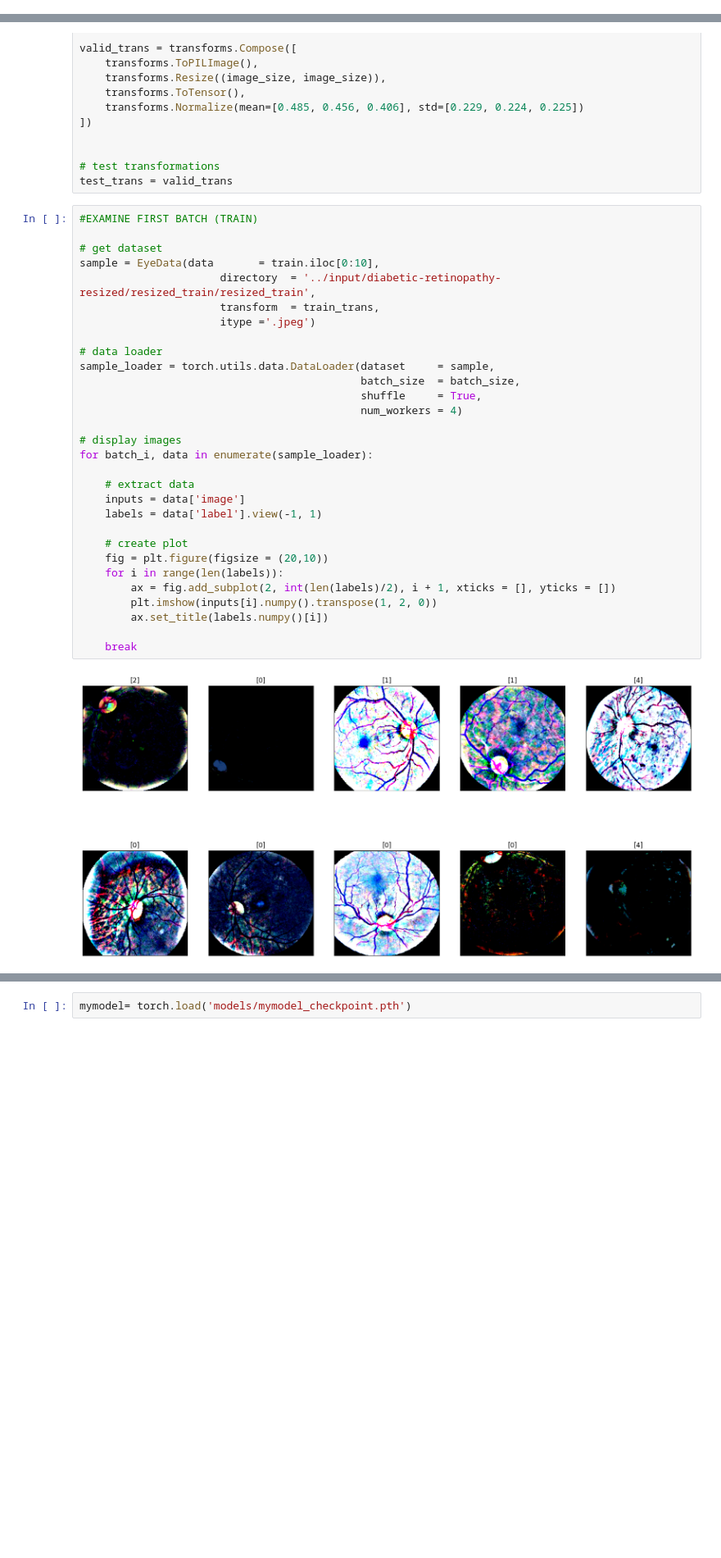
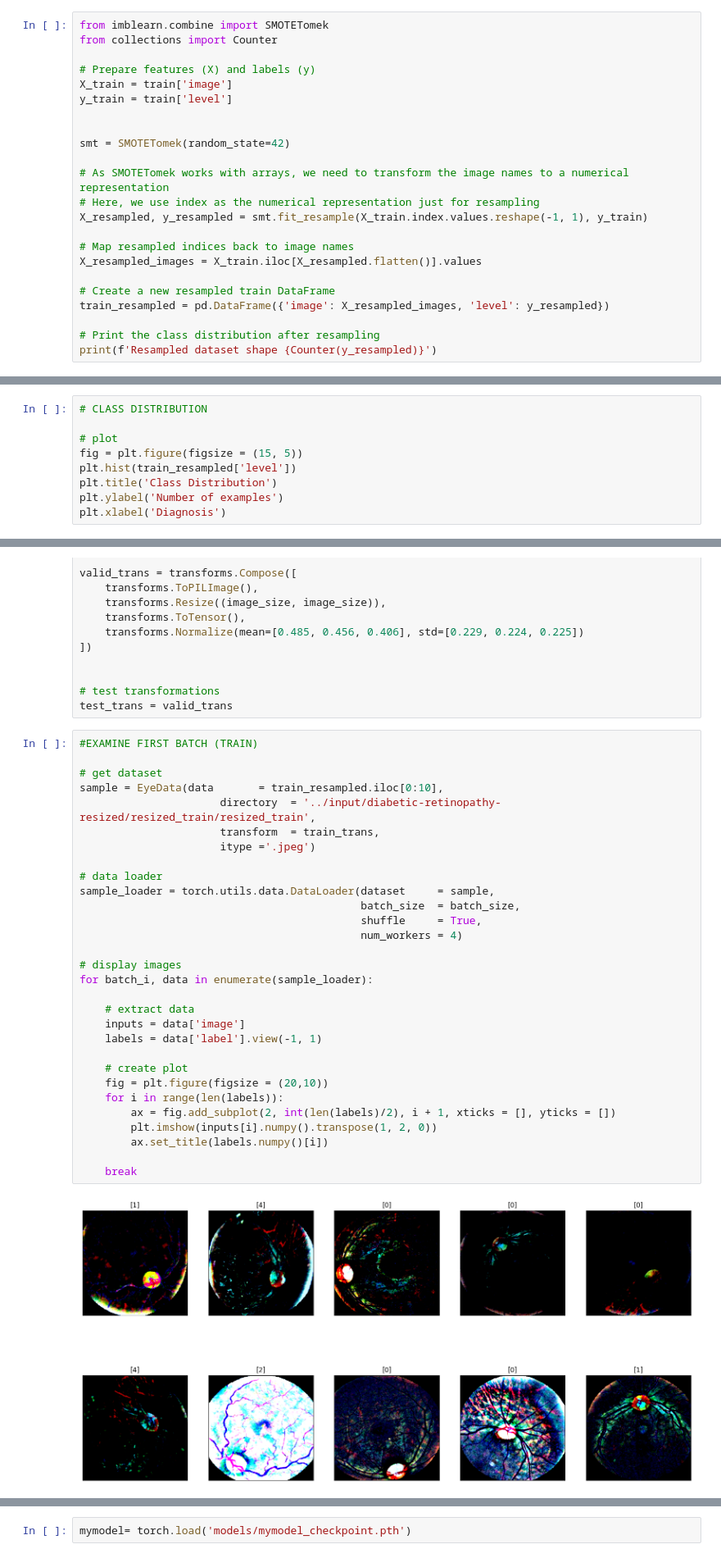
Before and after one commit to SambasBoyyyy/ML-projects, a Jupyter notebook: dr-efficient-b2.ipynb, the cells around one changed output, grey strips where cells are left out. Shown at 82% size. Cells and saved outputs as stored; diff of their text form; blank space fills up the shorter version.

Commit message:
Kaggle Notebook | DR-Efficient B2 | Resampled version

```diff
--- a/dr-efficient-b2.ipynb
+++ b/dr-efficient-b2.ipynb
@@ -252,3 +252,26 @@ plt.xlabel('Diagnosis')
 # %% [output]
 Text(0.5, 0, 'Diagnosis')
 [figure]
+# %%
+from imblearn.combine import SMOTETomek
+from collections import Counter
+
+# Prepare features (X) and labels (y)
+X_train = train['image']
+y_train = train['level']
+
+
+smt = SMOTETomek(random_state=42)
+
+# As SMOTETomek works with arrays, we need to transform the image names to a numerical representation
+# Here, we use index as the numerical representation just for resampling
+X_resampled, y_resampled = smt.fit_resample(X_train.index.values.reshape(-1, 1), y_train)
+
+# Map resampled indices back to image names
+X_resampled_images = X_train.iloc[X_resampled.flatten()].values
+
+# Create a new resampled train DataFrame
+train_resampled = pd.DataFrame({'image': X_resampled_images, 'level': y_resampled})
+
+# Print the class distribution after resampling
+print(f'Resampled dataset shape {Counter(y_resampled)}')
@@ -254,0 +280,9 @@ Text(0.5, 0, 'Diagnosis')
+# %%
+# CLASS DISTRIBUTION
+
+# plot
+fig = plt.figure(figsize = (15, 5))
+plt.hist(train_resampled['level'])
+plt.title('Class Distribution')
+plt.ylabel('Number of examples')
+plt.xlabel('Diagnosis')
@@ -331,35 +368,35 @@ test_trans = valid_trans
 # %%
 #EXAMINE FIRST BATCH (TRAIN)
 
 # get dataset
-sample = EyeData(data       = train.iloc[0:10],
+sample = EyeData(data       = train_resampled.iloc[0:10],
                       directory  = '../input/diabetic-retinopathy-resized/resized_train/resized_train',
                       transform  = train_trans,
                       itype ='.jpeg')
 
 # data loader
 sample_loader = torch.utils.data.DataLoader(dataset     = sample,
                                             batch_size  = batch_size,
                                             shuffle     = True,
                                             num_workers = 4)
 
 # display images
 for batch_i, data in enumerate(sample_loader):
 
     # extract data
     inputs = data['image']
     labels = data['label'].view(-1, 1)
 
     # create plot
     fig = plt.figure(figsize = (20,10))
     for i in range(len(labels)):
         ax = fig.add_subplot(2, int(len(labels)/2), i + 1, xticks = [], yticks = [])
         plt.imshow(inputs[i].numpy().transpose(1, 2, 0))
         ax.set_title(labels.numpy()[i])
 
     break
 # %% [output]
-[figure, old version]
+[figure, new version]
 # %%
 #EXAMINE FIRST BATCH (TEST)
 test = test.reset_index()
```
Also changed, not shown: parts of 12 cells of this notebook.
